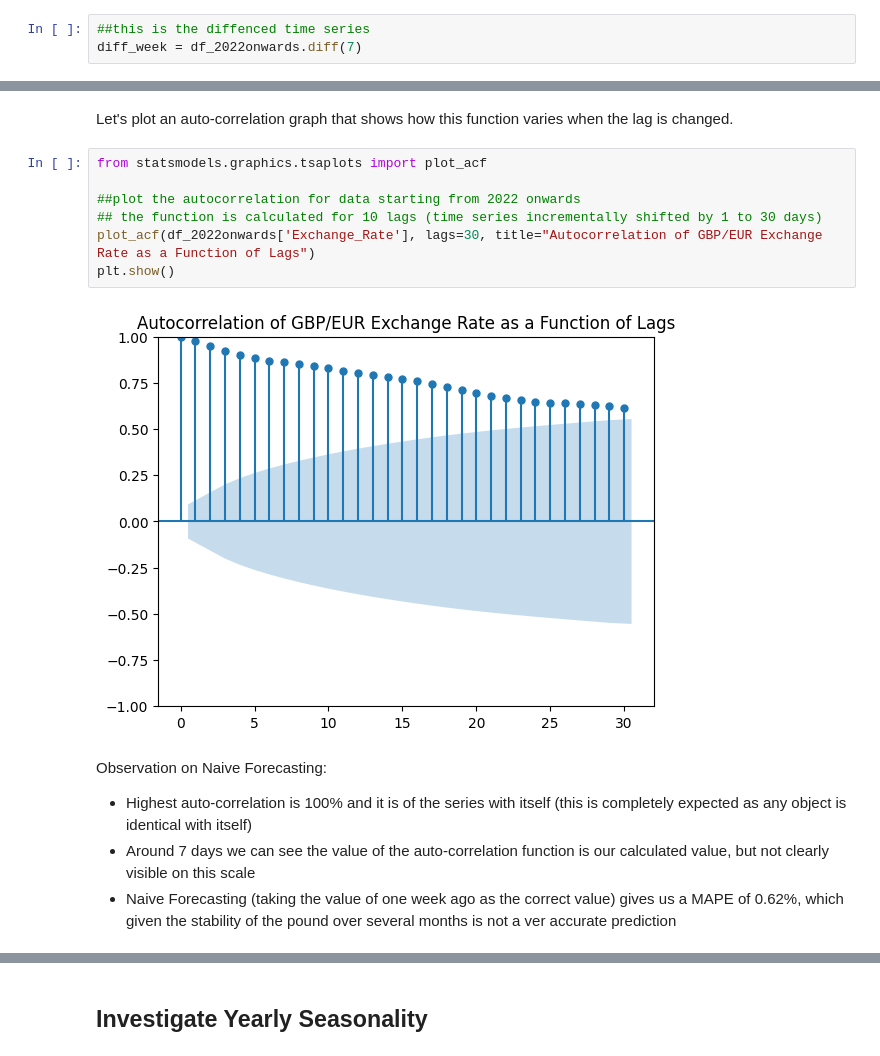
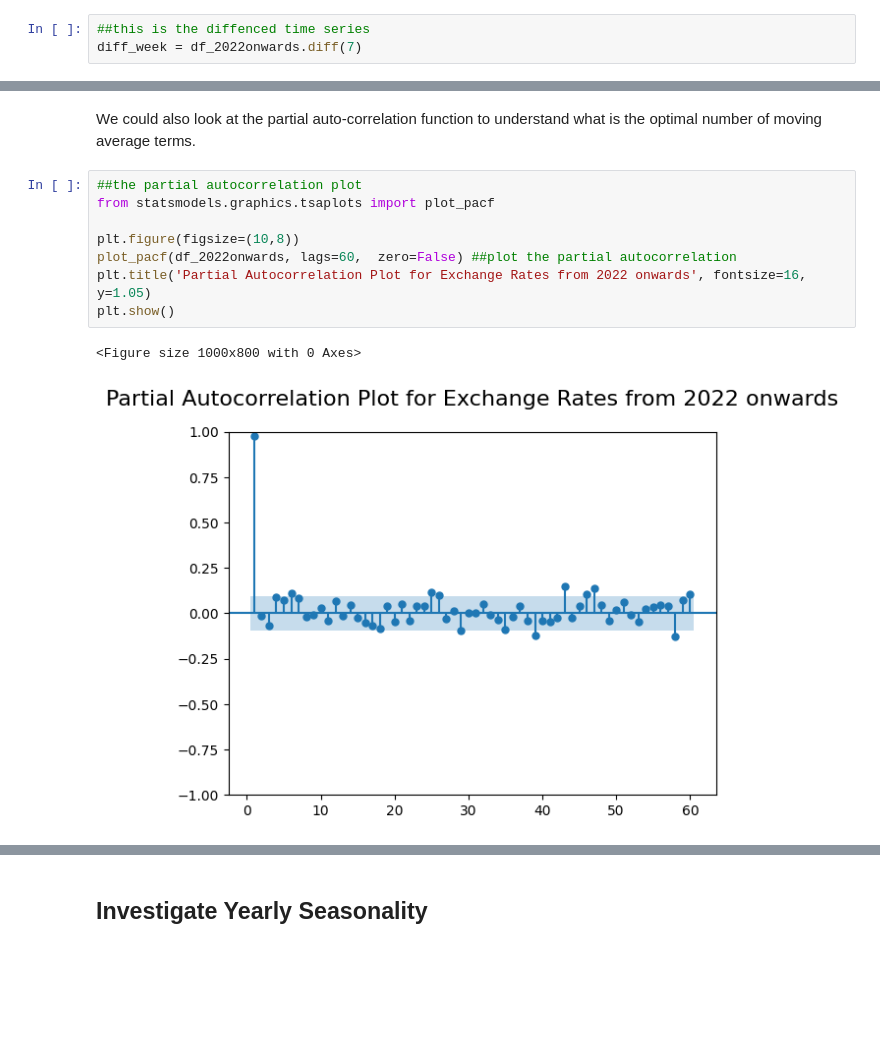
Before and after one commit to Geist2307/GBP-EUR-Exchange-Rate-Forecast, a Jupyter notebook: ForecastingGBP.ipynb, the cells around one changed output, grey strips where cells are left out. Cells and saved outputs as stored; diff of their text form; blank space fills up the shorter version.

```diff
--- a/ForecastingGBP.ipynb
+++ b/ForecastingGBP.ipynb
@@ -509,17 +678,13 @@ dtype: float64 %
-# %% [markdown]
-Let's plot an auto-correlation graph that shows how this function varies when the lag is changed.
-# %%
-from statsmodels.graphics.tsaplots import plot_acf
-
-##plot the autocorrelation for data starting from 2022 onwards
-## the function is calculated for 10 lags (time series incrementally shifted by 1 to 30 days)
-plot_acf(df_2022onwards['Exchange_Rate'], lags=30, title="Autocorrelation of GBP/EUR Exchange Rate as a Function of Lags")
-plt.show()
-# %% [output]
-[figure, removed]
-# %% [markdown]
-Observation on Naive Forecasting:
-
-- Highest auto-correlation is 100% and it is of the series with itself (this is completely expected as any object is identical with itself)
-- Around 7 days we can see the value of the auto-correlation function is our calculated value, but not clearly visible on this scale
-- Naive Forecasting (taking the value of one week ago as the correct value) gives us a MAPE of 0.62%, which given the stability of the pound over several months is not a ver accurate prediction
+# %% [markdown]
+We could also look at the partial auto-correlation function to understand what is the optimal number of moving average terms.
+# %%
+##the partial autocorrelation plot
+from statsmodels.graphics.tsaplots import plot_pacf
+
+plt.figure(figsize=(10,8))
+plot_pacf(df_2022onwards, lags=60,  zero=False) ##plot the partial autocorrelation
+plt.title('Partial Autocorrelation Plot for Exchange Rates from 2022 onwards', fontsize=16, y=1.05)
+plt.show()
+# %% [output]
+<Figure size 1000x800 with 0 Axes>
+[figure, added]
```
Also changed, not shown: parts of 204 cells of this notebook, 2 other files.
